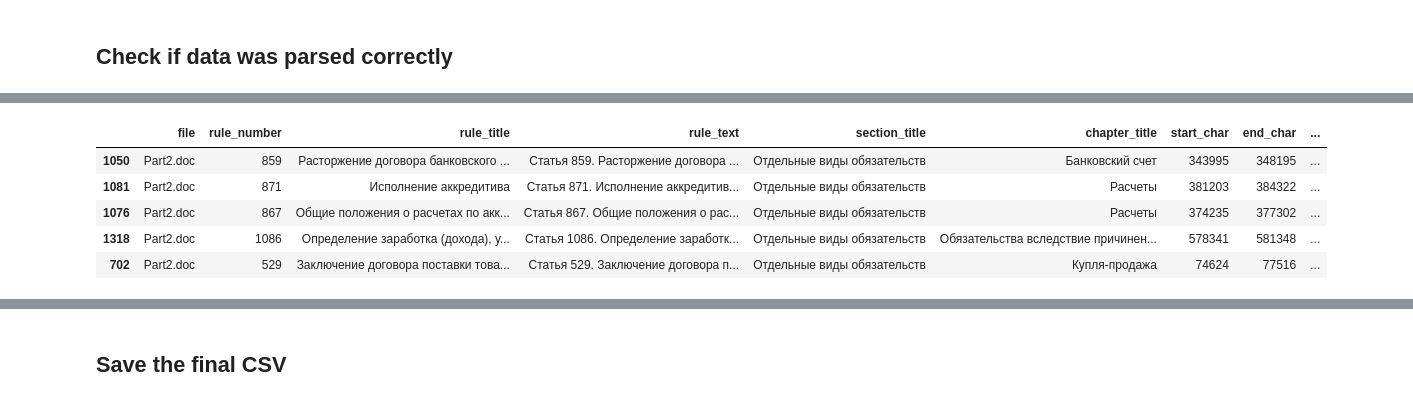
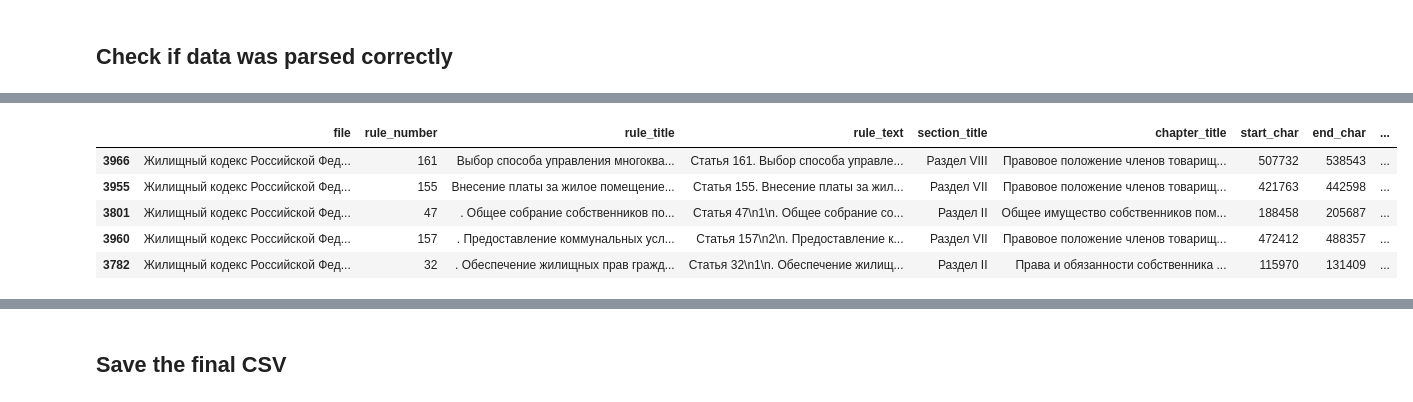
Before and after one commit to IU-Capstone-Project-2025/SmartClause, a Jupyter notebook: parser/parser.ipynb, the cells around one changed output, grey strips where cells are left out. Saved outputs shown, nothing was run; the diff lists cells and outputs as text; code cells hidden in the pictures.

```diff
--- a/parser/parser.ipynb
+++ b/parser/parser.ipynb
@@ -20,20 +20,22 @@ def read_file_text(path: pathlib.Path) -> str:
 # %%
 # Regular Expression Patterns
 re_section = re.compile(r'^\s*(?:\d+\s*\.\s*)?РАЗДЕЛ\s+([IVXLCDM]+)\.?\s*(.*)$',re.I)
-re_chapter = re.compile(r'^Глава\s+(\d+)\.?\s*(.*)$', re.I | re.M)
+re_chapter = re.compile(r'^ГЛАВА\s+((?:\d+|[IVXLCDM]+))\.?\s*(.*)$', re.I | re.M)
 re_article = re.compile(r'^Статья\s+(\d+)\.?\s*(.*)$', re.I | re.M)
 # %%
 # Roman Numeral Converter
-def roman_to_int(s: str) -> int:
-    vals = dict(I=1, V=5, X=10, L=50, C=100, D=500, M=1000)
+def roman_to_int(s):
+    roman = {'I': 1, 'V': 5, 'X': 10, 'L': 50, 'C': 100, 'D': 500, 'M': 1000}
+    prev = 0
     total = 0
-    prev = 0
-    for ch in reversed(s.upper()):
-        v = vals.get(ch, 0)
-        total += -v if v < prev else v
-        prev = v
-
-    return total or None
+    for char in reversed(s.upper()):
+        value = roman[char]
+        if value < prev:
+            total -= value
+        else:
+            total += value
+            prev = value
+    return total
 # %%
 def parse_articles(path: pathlib.Path):
 
@@ -121,7 +123,11 @@ def parse_articles(path: pathlib.Path):
             if rule_number is not None:
                 _save_article()
 
-            chapter_num = int(m_ch.group(1))
+            chapter_raw = m_ch.group(1)
+            try:
+                chapter_num = int(chapter_raw)
+            except ValueError:
+                chapter_num = roman_to_int(chapter_raw)
             current_chapter_title = m_ch.group(2).strip()
 
             # if empty - we search further
@@ -155,7 +161,7 @@ def parse_articles(path: pathlib.Path):
     return articles_meta
 # %%
 data_dir = pathlib.Path('/Users/theother_archee/CursorProjects/SmartClause/parser/dataset')
-files = sorted(data_dir.glob('Part*.doc'))  # Search Part1.doc, Part2.doc, Part3.doc, Part4.doc
+files = sorted(data_dir.glob('*.doc'))  # Search for .doc files in directory
 # %%
 files
 # %% [output]
@@ -284,9 +309,9 @@ dtype: float64
 # %%
-df[df['file'] == 'Part2.doc'].sort_values('text_length', ascending=False).head()
+df[df['file'] == 'Жилищный кодекс Российской Федерации.doc'].sort_values('text_length', ascending=False).head()
 # %% [output]
 |  | file | rule_number | rule_title | rule_text | section_title | chapter_title | start_char | end_char | ... |
-| 1050 | Part2.doc | 859 | Расторжение договора банковского ... | Статья 859. Расторжение договора ... | Отдельные виды обязательств | Банковский счет | 343995 | 348195 | ... |
-| 1081 | Part2.doc | 871 | Исполнение аккредитива | Статья 871. Исполнение аккредитив... | Отдельные виды обязательств | Расчеты | 381203 | 384322 | ... |
-| 1076 | Part2.doc | 867 | Общие положения о расчетах по акк... | Статья 867. Общие положения о рас... | Отдельные виды обязательств | Расчеты | 374235 | 377302 | ... |
-| 1318 | Part2.doc | 1086 | Определение заработка (дохода), у... | Статья 1086. Определение заработк... | Отдельные виды обязательств | Обязательства вследствие причинен... | 578341 | 581348 | ... |
-| 702 | Part2.doc | 529 | Заключение договора поставки това... | Статья 529. Заключение договора п... | Отдельные виды обязательств | Купля-продажа | 74624 | 77516 | ... |
+| 3966 | Жилищный кодекс Российской Фед... | 161 | Выбор способа управления многоква... | Статья 161. Выбор способа управле... | Раздел VIII | Правовое положение членов товарищ... | 507732 | 538543 | ... |
+| 3955 | Жилищный кодекс Российской Фед... | 155 | Внесение платы за жилое помещение... | Статья 155. Внесение платы за жил... | Раздел VII | Правовое положение членов товарищ... | 421763 | 442598 | ... |
+| 3801 | Жилищный кодекс Российской Фед... | 47 | . Общее собрание собственников по... | Статья 47\n1\n. Общее собрание со... | Раздел II | Общее имущество собственников пом... | 188458 | 205687 | ... |
+| 3960 | Жилищный кодекс Российской Фед... | 157 | . Предоставление коммунальных усл... | Статья 157\n2\n. Предоставление к... | Раздел VII | Правовое положение членов товарищ... | 472412 | 488357 | ... |
+| 3782 | Жилищный кодекс Российской Фед... | 32 | . Обеспечение жилищных прав гражд... | Статья 32\n1\n. Обеспечение жилищ... | Раздел II | Права и обязанности собственника ... | 115970 | 131409 | ... |
```
Also changed, not shown: parts of 20 cells of this notebook, 32 other files.
